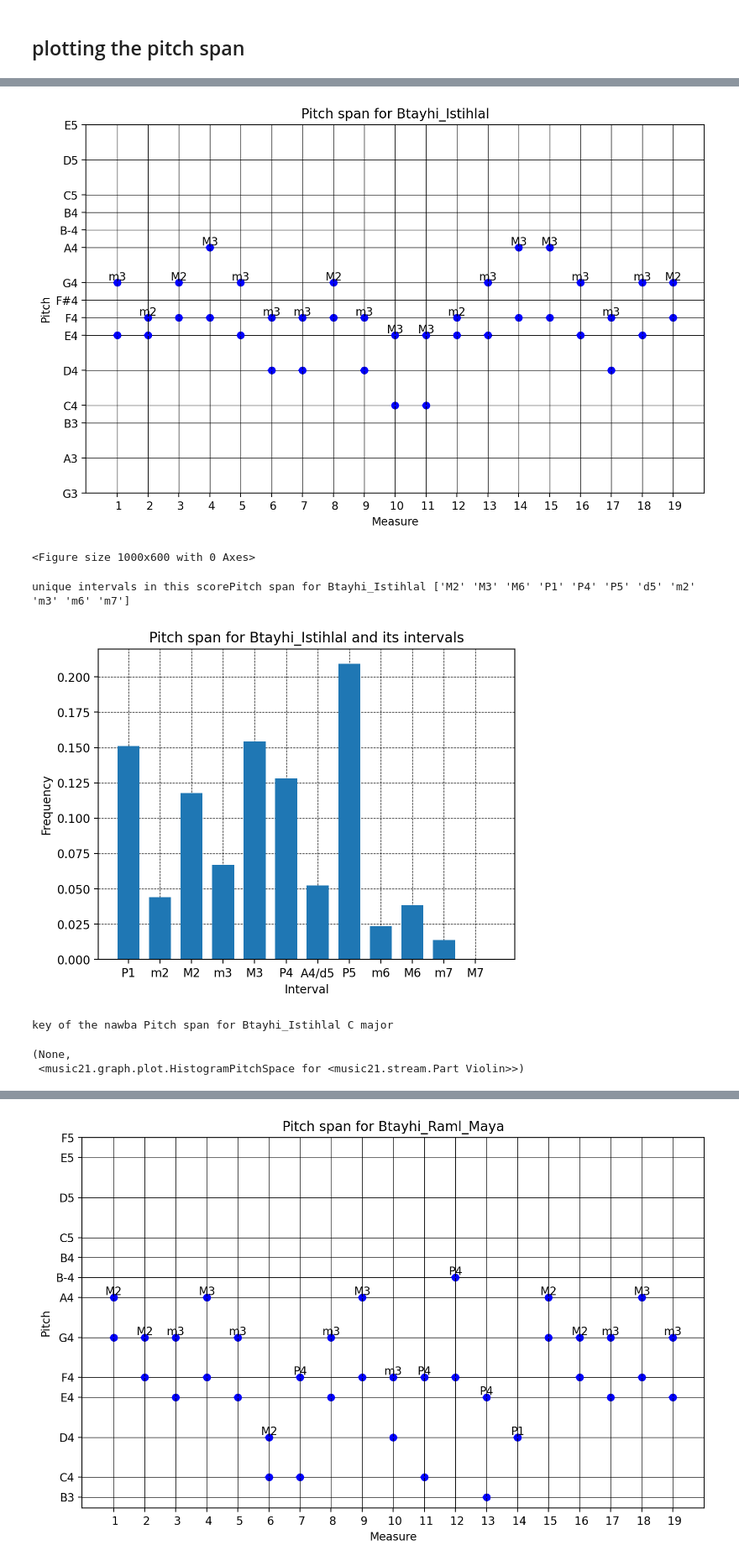
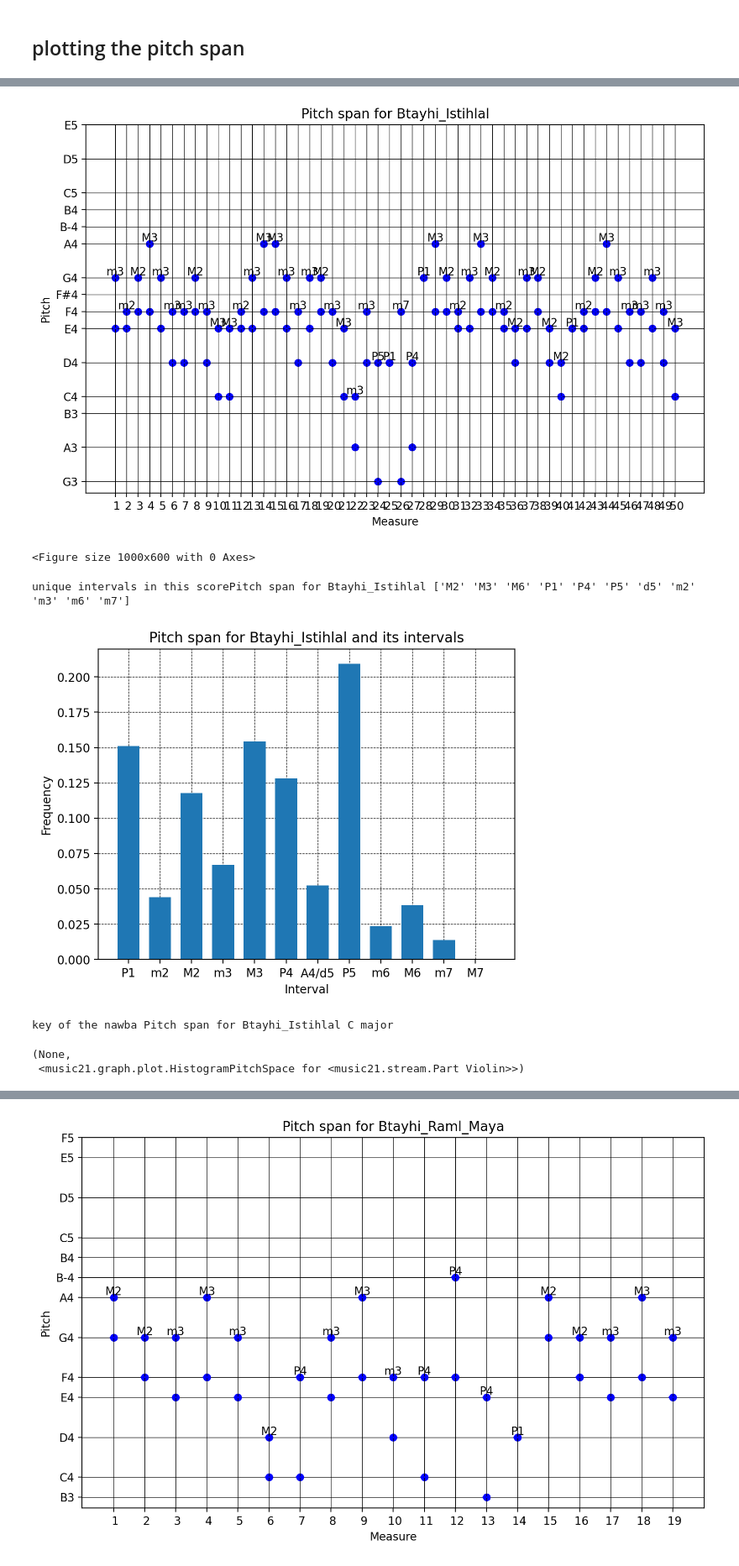
Before and after one commit to abhishekneerr/AMPLab, a Jupyter notebook: ethnonmusicology/cleaned_nawab_melodic_similarity.ipynb, the cells around one changed output, grey strips where cells are left out. Shown at 84% size. Drawn from its saved outputs; the diff is of its cells as text; code cells hidden in the pictures.

```diff
--- a/ethnonmusicology/cleaned_nawab_melodic_similarity.ipynb
+++ b/ethnonmusicology/cleaned_nawab_melodic_similarity.ipynb
@@ -233,9 +234,9 @@ key of the nawba Pitch span for Btayhi_Isbahan C major
 [figure]
 # %%
 plot_pitch_span(limited_measures2, pitch_span_dict2,
-                19, title="Pitch span for Btayhi_Istihlal")
+                50, title="Pitch span for Btayhi_Istihlal")
 # %% [output]
-[figure, old version]
+[figure, new version]
 <Figure size 1000x600 with 0 Axes>
 unique intervals in this scorePitch span for Btayhi_Istihlal ['M2' 'M3' 'M6' 'P1' 'P4' 'P5' 'd5' 'm2' 'm3' 'm6' 'm7']
 [figure]
```
Also changed, not shown: parts of 4 cells of this notebook, 11 other files.
